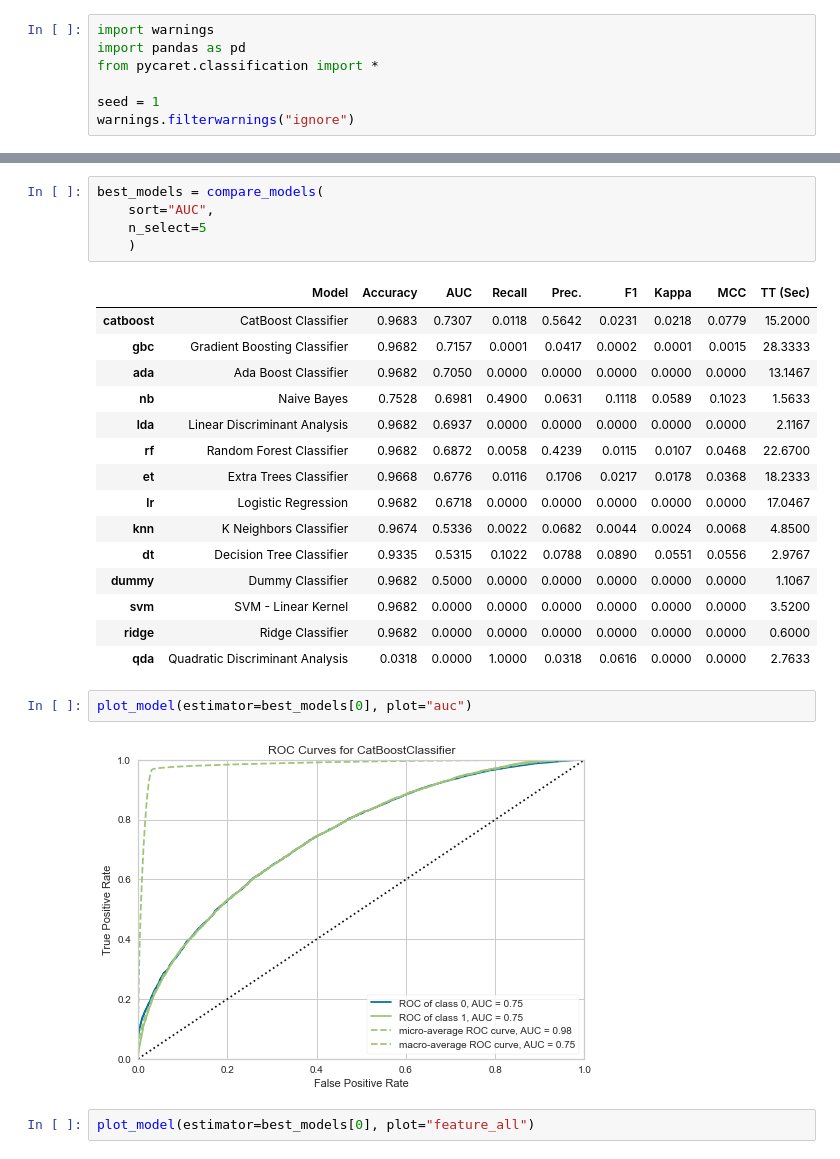
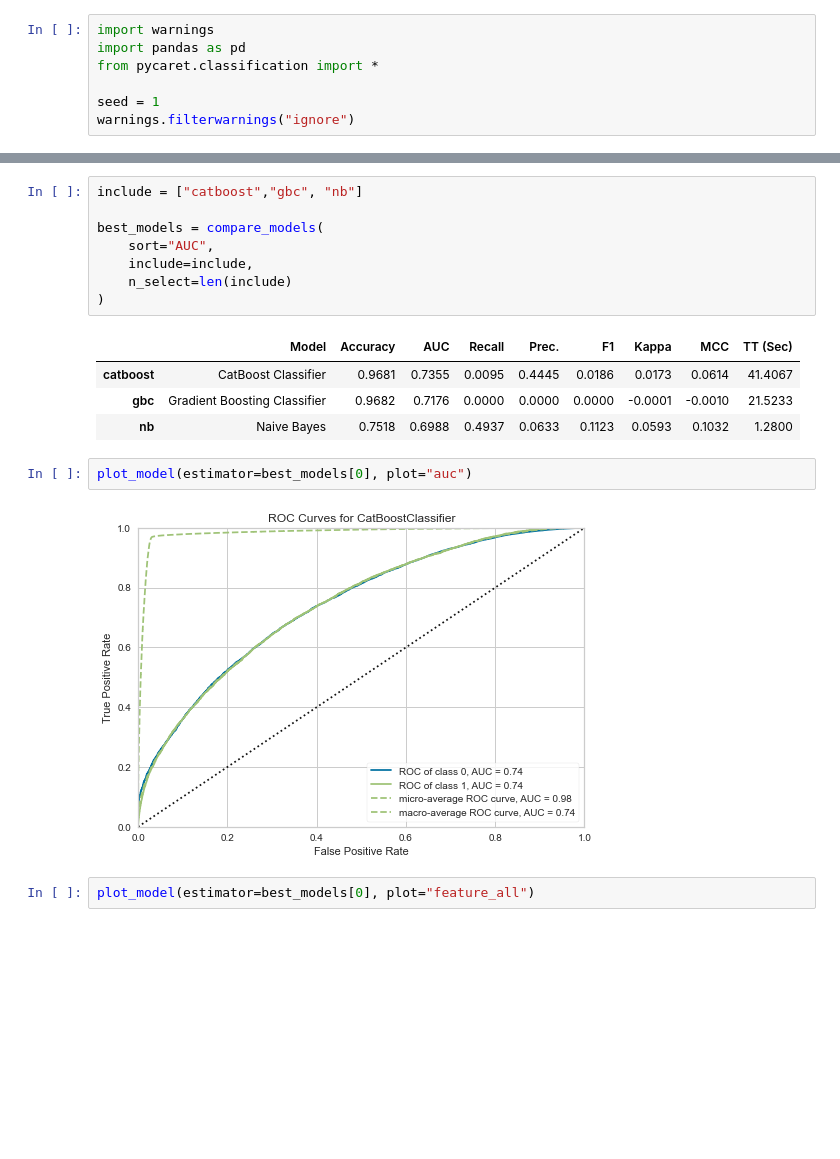
Before and after one commit to sekR4/classification-challenge, a Jupyter notebook: src/model_trials.ipynb, the cells around one changed output, grey strips where cells are left out. Drawn from its saved outputs; the diff is of its cells as text; blank space fills up the shorter version.

Commit message:
no significant improvement + kernel interrupt

```diff
--- a/src/model_trials.ipynb
+++ b/src/model_trials.ipynb
@@ -44,30 +72,22 @@ prep = setup(**setup_params)
 | 19 | Fix Imbalance | 0 |
 | 20 | Fix Imbalance Method | SMOTE |
-# %%
-best_models = compare_models(
-    sort="AUC",
-    n_select=5
-    )
-# %% [output]
-|  | Model | Accuracy | AUC | Recall | Prec. | F1 | Kappa | MCC | TT (Sec) |
-| catboost | CatBoost Classifier | 0.9683 | 0.7307 | 0.0118 | 0.5642 | 0.0231 | 0.0218 | 0.0779 | 15.2000 |
-| gbc | Gradient Boosting Classifier | 0.9682 | 0.7157 | 0.0001 | 0.0417 | 0.0002 | 0.0001 | 0.0015 | 28.3333 |
-| ada | Ada Boost Classifier | 0.9682 | 0.7050 | 0.0000 | 0.0000 | 0.0000 | 0.0000 | 0.0000 | 13.1467 |
-| nb | Naive Bayes | 0.7528 | 0.6981 | 0.4900 | 0.0631 | 0.1118 | 0.0589 | 0.1023 | 1.5633 |
-| lda | Linear Discriminant Analysis | 0.9682 | 0.6937 | 0.0000 | 0.0000 | 0.0000 | 0.0000 | 0.0000 | 2.1167 |
-| rf | Random Forest Classifier | 0.9682 | 0.6872 | 0.0058 | 0.4239 | 0.0115 | 0.0107 | 0.0468 | 22.6700 |
-| et | Extra Trees Classifier | 0.9668 | 0.6776 | 0.0116 | 0.1706 | 0.0217 | 0.0178 | 0.0368 | 18.2333 |
-| lr | Logistic Regression | 0.9682 | 0.6718 | 0.0000 | 0.0000 | 0.0000 | 0.0000 | 0.0000 | 17.0467 |
-| knn | K Neighbors Classifier | 0.9674 | 0.5336 | 0.0022 | 0.0682 | 0.0044 | 0.0024 | 0.0068 | 4.8500 |
-| dt | Decision Tree Classifier | 0.9335 | 0.5315 | 0.1022 | 0.0788 | 0.0890 | 0.0551 | 0.0556 | 2.9767 |
-| dummy | Dummy Classifier | 0.9682 | 0.5000 | 0.0000 | 0.0000 | 0.0000 | 0.0000 | 0.0000 | 1.1067 |
-| svm | SVM - Linear Kernel | 0.9682 | 0.0000 | 0.0000 | 0.0000 | 0.0000 | 0.0000 | 0.0000 | 3.5200 |
-| ridge | Ridge Classifier | 0.9682 | 0.0000 | 0.0000 | 0.0000 | 0.0000 | 0.0000 | 0.0000 | 0.6000 |
-| qda | Quadratic Discriminant Analysis | 0.0318 | 0.0000 | 1.0000 | 0.0318 | 0.0616 | 0.0000 | 0.0000 | 2.7633 |
+# %%
+include = ["catboost","gbc", "nb"]
+
+best_models = compare_models(
+    sort="AUC",
+    include=include,
+    n_select=len(include)
+)
+# %% [output]
+|  | Model | Accuracy | AUC | Recall | Prec. | F1 | Kappa | MCC | TT (Sec) |
+| catboost | CatBoost Classifier | 0.9681 | 0.7355 | 0.0095 | 0.4445 | 0.0186 | 0.0173 | 0.0614 | 41.4067 |
+| gbc | Gradient Boosting Classifier | 0.9682 | 0.7176 | 0.0000 | 0.0000 | 0.0000 | -0.0001 | -0.0010 | 21.5233 |
+| nb | Naive Bayes | 0.7518 | 0.6988 | 0.4937 | 0.0633 | 0.1123 | 0.0593 | 0.1032 | 1.2800 |
 # %%
 plot_model(estimator=best_models[0], plot="auc")
 # %% [output]
-[figure, old version]
+[figure, new version]
 # %%
 plot_model(estimator=best_models[0], plot="feature_all")
 # %% [output]
```
Also changed, not shown: parts of 6 cells of this notebook.
